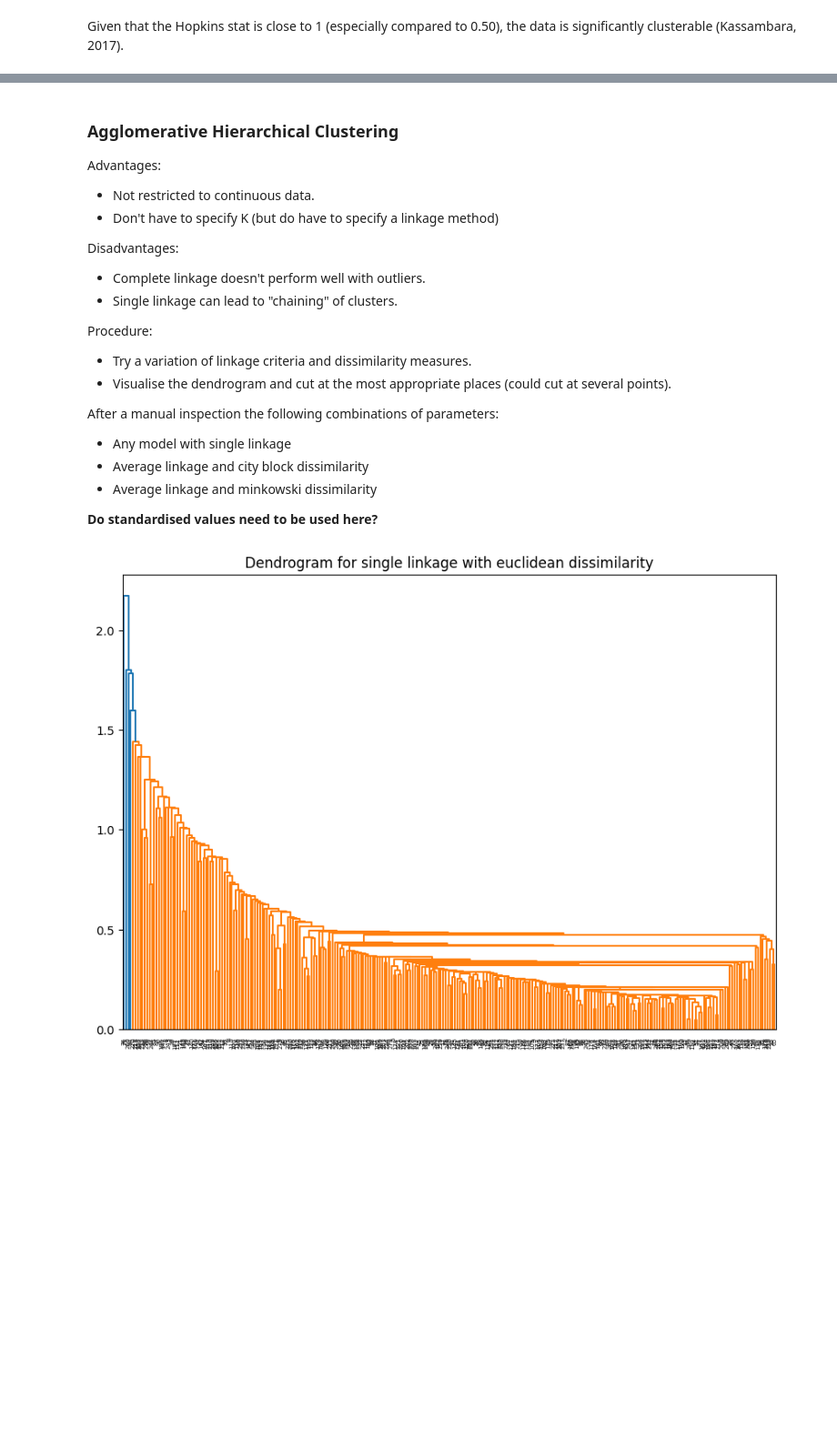
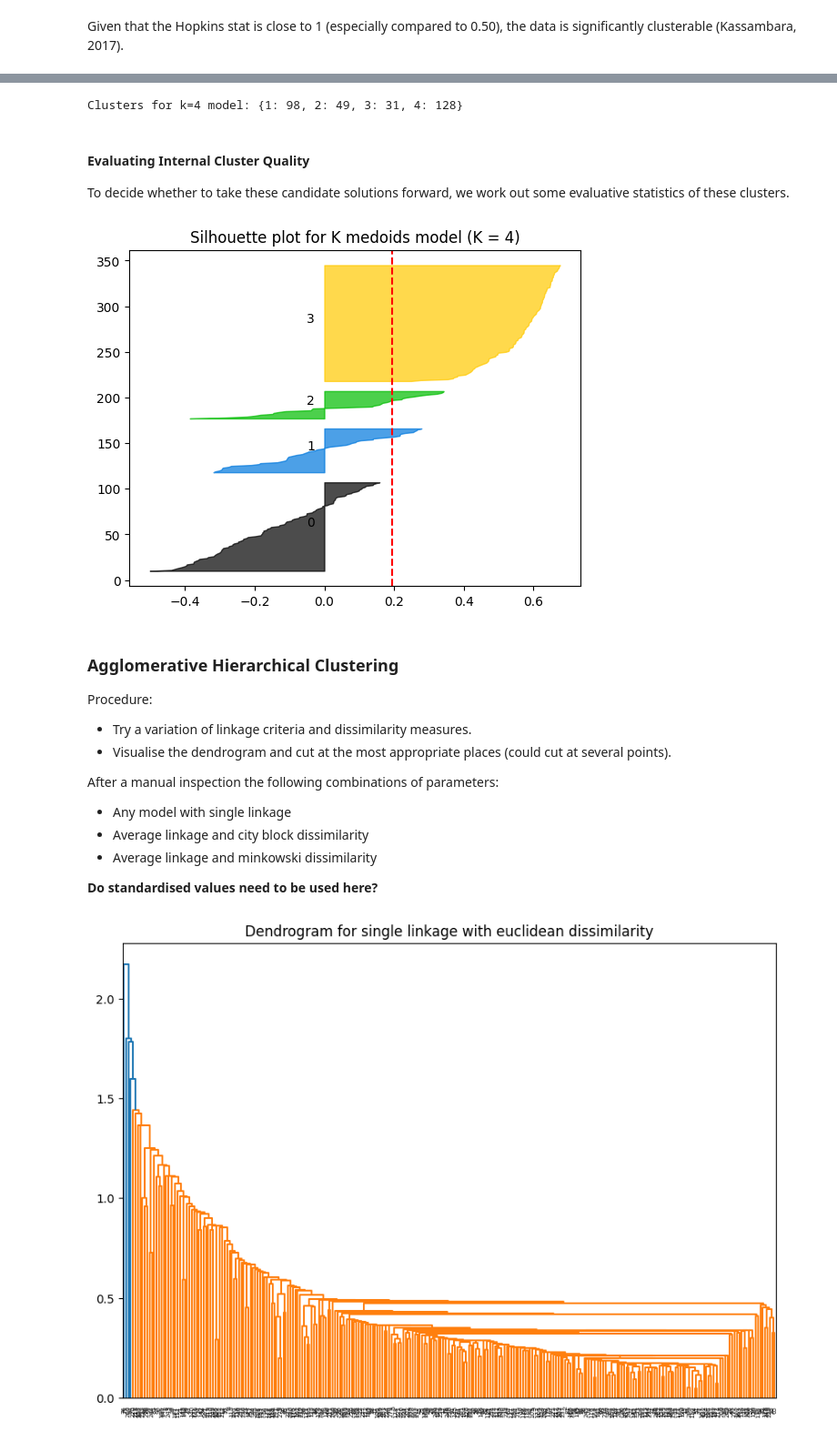
Before and after one commit to LaurieGale10/primmdebug-evaluation-study, a Jupyter notebook: main.ipynb, the cells around one changed output, grey strips where cells are left out. Shown at 91% size. Cells and saved outputs as stored; diff of their text form; code cells hidden in the pictures; blank space fills up the shorter version.

```diff
--- a/main.ipynb
+++ b/main.ipynb
@@ -367,0 +389,9 @@ non_zero_median_times_per_stage_df = non_zero_median_times_per_stage_df[(non_zer
+# %%
+threshold: float = 3.0
+non_zero_median_times_per_stage_df = non_zero_median_times_per_stage_df.clip(upper=threshold)
+print(f"Number of observations for non_zero_median_times_per_stage_df: {len(non_zero_median_times_per_stage_df)}")
+non_zero_median_times_per_stage_df.to_csv("data/temp/non_zero_median_times_per_stage_df.csv", index_label="exercise_log_id")
+
+student_median_times_per_stage_df = student_median_times_per_stage_df.clip(upper=threshold)
+print(f"Number of observations for student_median_times_per_stage_df: {len(student_median_times_per_stage_df)}")
+student_median_times_per_stage_df.to_csv("data/temp/student_median_times_per_stage_df.csv", index_label="student_id")
@@ -514,13 +617,22 @@ There's clearly not much of an elbow for this measure (and very little different
+# %%
+k_medoids_final_model = fastpam1(df, medoids=4, max_iter=50)
+k_medoids_final_model_labels = k_medoids_final_model.labels
+print(f"Clusters for k=4 model: {get_size_of_clusters(k_medoids_final_model_labels)}")
+# %% [output]
+Clusters for k=4 model: {1: 98, 2: 49, 3: 31, 4: 128}
+# %% [markdown]
+#### Evaluating Internal Cluster Quality
+To decide whether to take these candidate solutions forward, we work out some evaluative statistics of these clusters.
+# %%
+silhouette_values = metrics.silhouette_samples(non_zero_median_times_per_stage_df, k_medoids_final_model_labels)
+silhouette_scores = metrics.silhouette_score(non_zero_median_times_per_stage_df, k_medoids_final_model_labels)
+fig, ax = plot_silhouette_plot(k_medoids_final_model_labels, silhouette_values, silhouette_scores, 4)
+plt.title(f"Silhouette plot for K medoids model (K = 4)")
+plt.show()
+# %% [output]
+[figure, added]
 # %% [markdown]
 ### Agglomerative Hierarchical Clustering
-
-Advantages:
-- Not restricted to continuous data.
-- Don't have to specify K (but do have to specify a linkage method)
-
-Disadvantages:
-- Complete linkage doesn't perform well with outliers.
-- Single linkage can lead to "chaining" of clusters.
 
 Procedure:
 - Try a variation of linkage criteria and dissimilarity measures.
```
Also changed, not shown: parts of 59 cells of this notebook.
